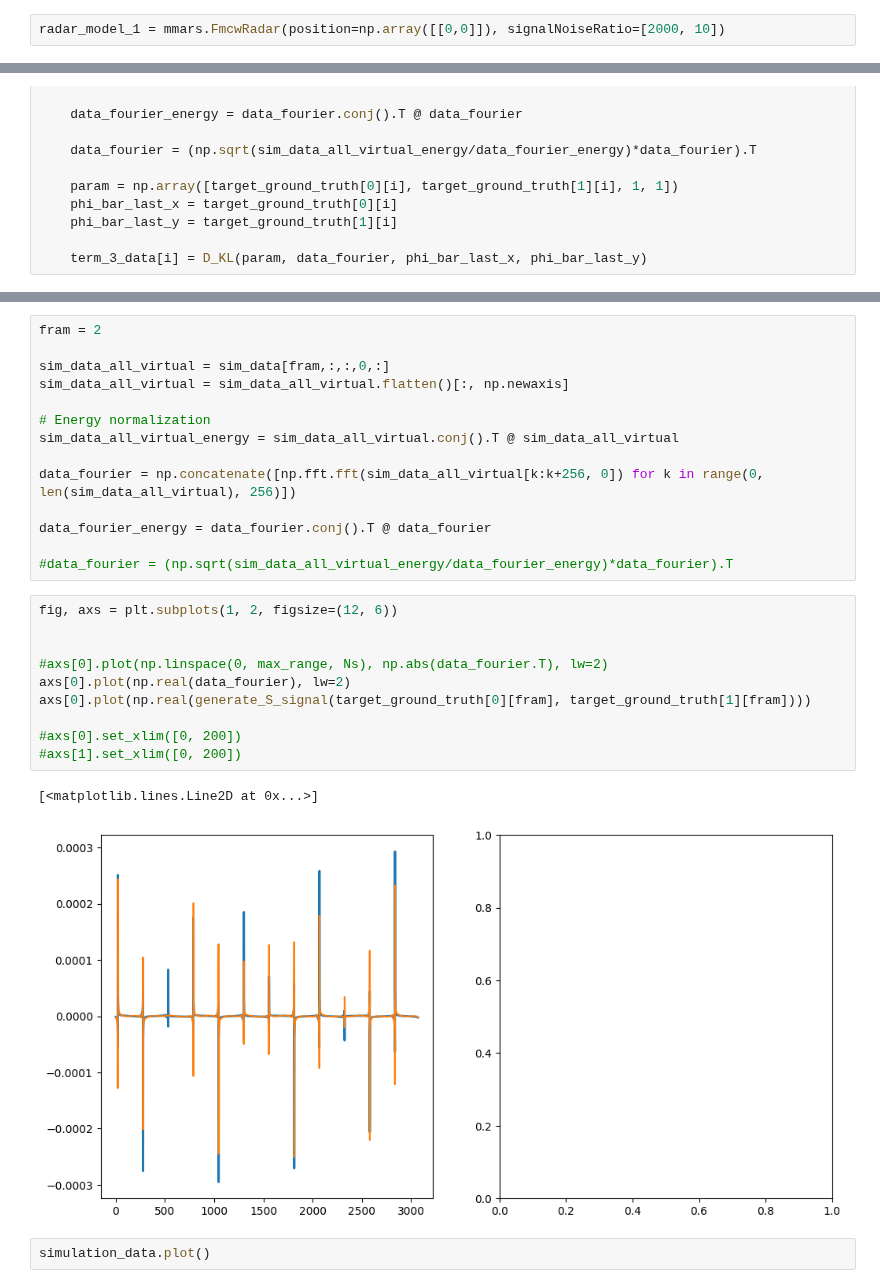
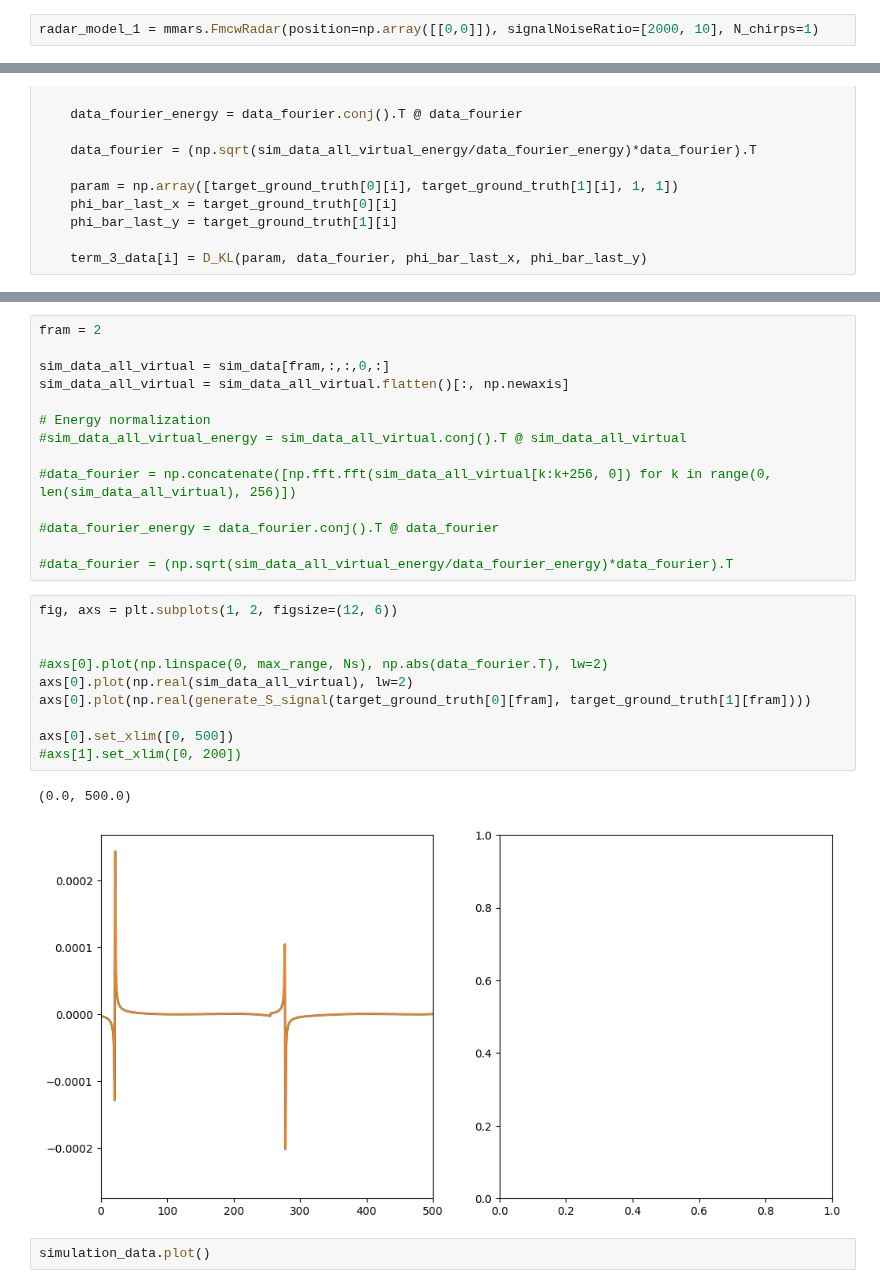
Before and after one commit to RHIMMELAND/MMARS, a Jupyter notebook: examples/mrblat_testing.ipynb, the cells around one changed output, grey strips where cells are left out. Saved outputs shown, nothing was run; the diff lists cells and outputs as text.

```diff
--- a/examples/mrblat_testing.ipynb
+++ b/examples/mrblat_testing.ipynb
@@ -21,7 +21,7 @@ from joblib import Parallel, delayed
 # %% [markdown]
 # MRBLaT testing
 # %%
-radar_model_1 = mmars.FmcwRadar(position=np.array([[0,0]]), signalNoiseRatio=[2000, 10])
+radar_model_1 = mmars.FmcwRadar(position=np.array([[0,0]]), signalNoiseRatio=[2000, 10], N_chirps=1)
 # %% [output]
 [[-0.02336045  0.        ]
  [-0.01557363  0.        ]
@@ -306,26 +306,26 @@ sim_data_all_virtual = sim_data[fram,:,:,0,:]
 sim_data_all_virtual = sim_data_all_virtual.flatten()[:, np.newaxis]
 
 # Energy normalization
-sim_data_all_virtual_energy = sim_data_all_virtual.conj().T @ sim_data_all_virtual
+#sim_data_all_virtual_energy = sim_data_all_virtual.conj().T @ sim_data_all_virtual
 
-data_fourier = np.concatenate([np.fft.fft(sim_data_all_virtual[k:k+256, 0]) for k in range(0, len(sim_data_all_virtual), 256)])
+#data_fourier = np.concatenate([np.fft.fft(sim_data_all_virtual[k:k+256, 0]) for k in range(0, len(sim_data_all_virtual), 256)])
 
-data_fourier_energy = data_fourier.conj().T @ data_fourier
+#data_fourier_energy = data_fourier.conj().T @ data_fourier
 
 #data_fourier = (np.sqrt(sim_data_all_virtual_energy/data_fourier_energy)*data_fourier).T
 # %%
 fig, axs = plt.subplots(1, 2, figsize=(12, 6))
 
 
 #axs[0].plot(np.linspace(0, max_range, Ns), np.abs(data_fourier.T), lw=2)
-axs[0].plot(np.real(data_fourier), lw=2)
+axs[0].plot(np.real(sim_data_all_virtual), lw=2)
 axs[0].plot(np.real(generate_S_signal(target_ground_truth[0][fram], target_ground_truth[1][fram])))
 
-#axs[0].set_xlim([0, 200])
+axs[0].set_xlim([0, 500])
 #axs[1].set_xlim([0, 200])
 # %% [output]
-[<matplotlib.lines.Line2D at 0x...>]
+(0.0, 500.0)
-[figure, old version]
+[figure, new version]
 # %%
 simulation_data.plot()
 # %% [output]
```
Also changed, not shown: parts of 1 cell of this notebook, 3 other files.
